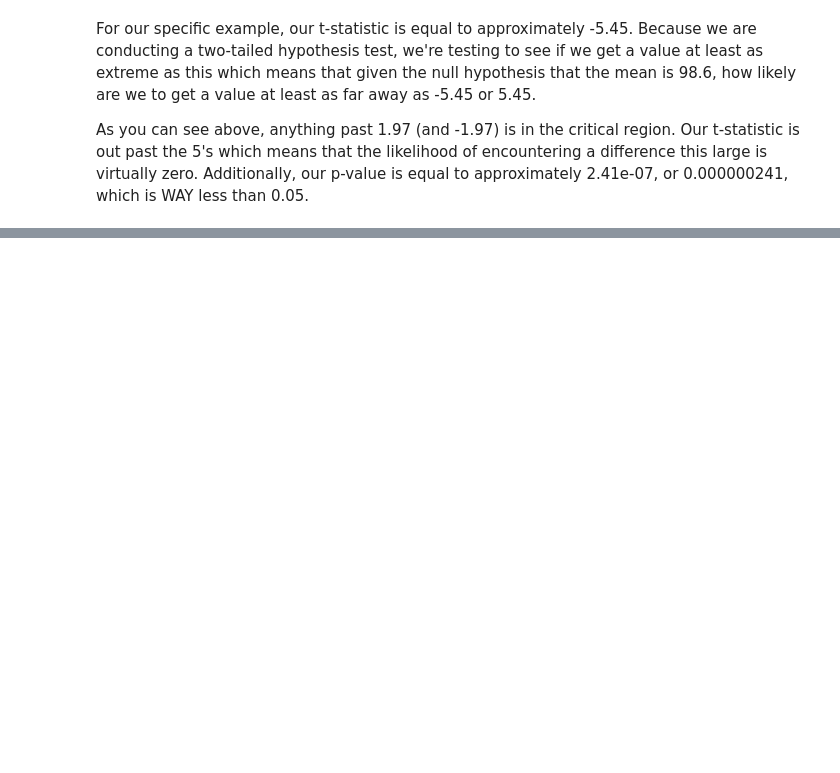
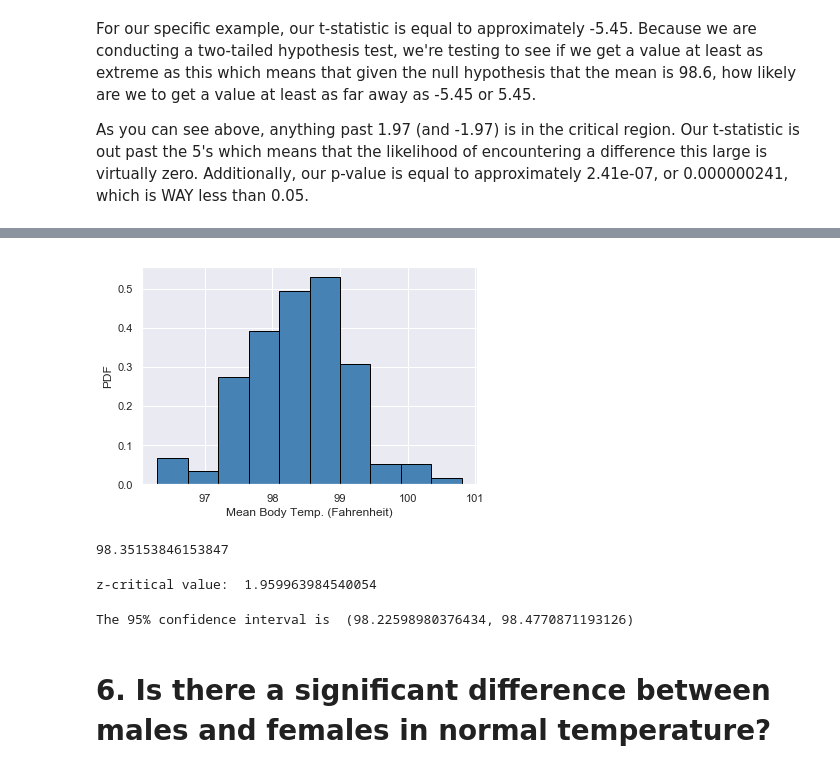
Before and after one commit to earny-joe/Springboard-DS-Portfolio, a Jupyter notebook: unit8/analyze-body-temp/sliderule_dsi_inferential_statistics_exercise_1.ipynb, the cells around one changed output, grey strips where cells are left out. Saved outputs shown, nothing was run; the diff lists cells and outputs as text; code cells hidden in the pictures; blank space fills up the shorter version.

```diff
--- a/unit8/analyze-body-temp/sliderule_dsi_inferential_statistics_exercise_1.ipynb
+++ b/unit8/analyze-body-temp/sliderule_dsi_inferential_statistics_exercise_1.ipynb
@@ -325,0 +376,23 @@ As you can see above, anything past 1.97 (and -1.97) is in the critical region.
+# %%
+np.random.seed(5)
+
+sample_size_5 = 130
+sample_5 = np.random.choice(a = df['temperature'], size = sample_size_5)
+sample_5_mean = sample_5.mean()
+
+# plot replicates to show that it's distribution is approximately normal
+_ = plt.hist(sample_5, density=True, color='steelblue', edgecolor='black')
+_ = plt.xlabel('Mean Body Temp. (Fahrenheit)')
+_ = plt.ylabel('PDF')
+plt.show()
+# %% [output]
+[figure, added]
+# %%
+sample_5_mean
+# %% [output]
+98.35153846153847
+# %%
+sample_5_z_critical = stats.norm.ppf(q = 0.975)
+print('z-critical value: ', sample_5_z_critical)
+# %% [output]
+z-critical value:  1.959963984540054
@@ -325,0 +401,9 @@ As you can see above, anything past 1.97 (and -1.97) is in the critical region.
+# %%
+confidence_interval = (sample_5_mean - sample_5_margin_of_error,
+                       sample_5_mean + sample_5_margin_of_error)
+
+print('The 95% confidence interval is ', confidence_interval)
+# %% [output]
+The 95% confidence interval is  (98.22598980376434, 98.4770871193126)
+# %% [markdown]
+# 6. Is there a significant difference between males and females in normal temperature?
```
Also changed, not shown: parts of 25 cells of this notebook.
